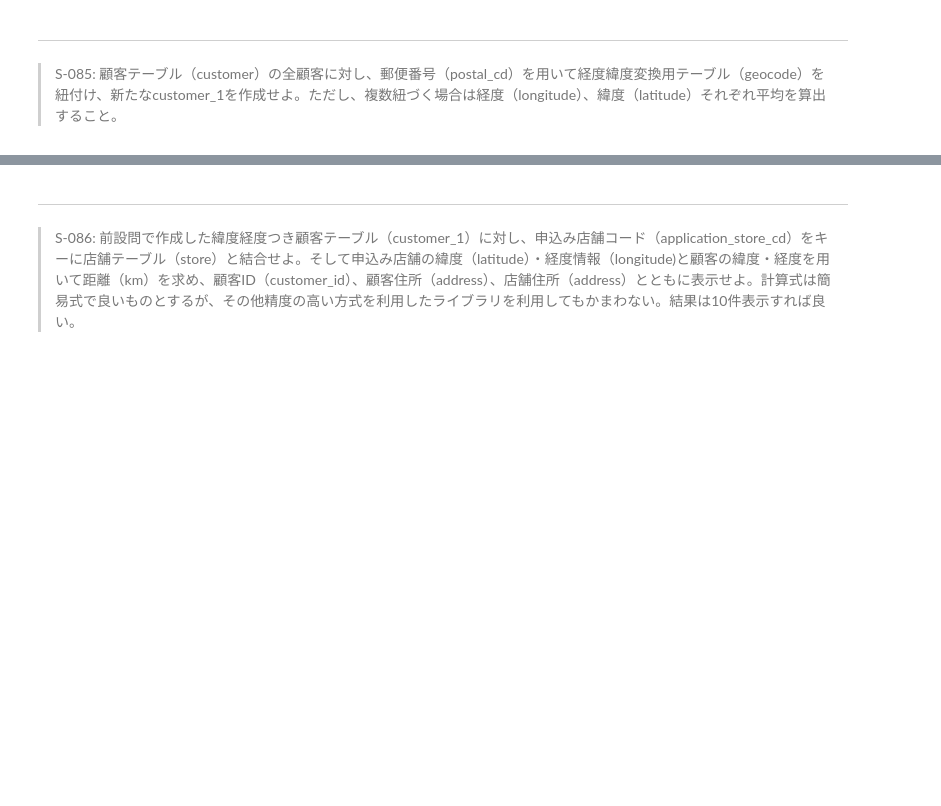
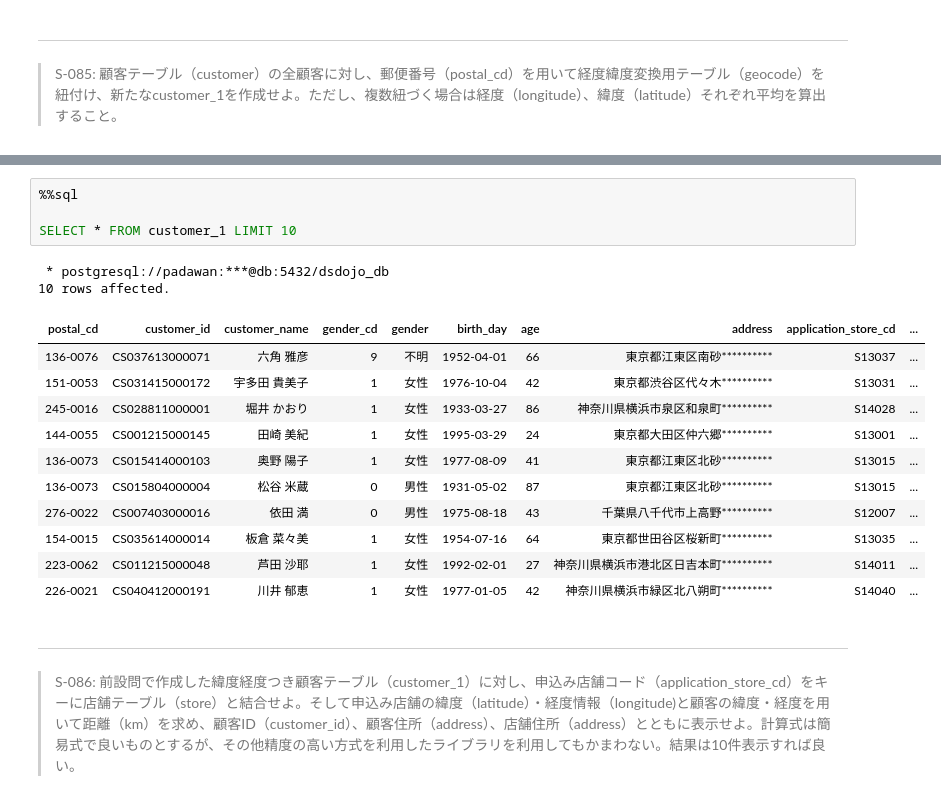
Before and after one commit to Toma0916/100knocks-preprocess, a Jupyter notebook: docker/work/preprocess_knock_SQL.ipynb, the cells around one changed output, grey strips where cells are left out. Drawn from its saved outputs; the diff is of its cells as text; blank space fills up the shorter version.

```diff
--- a/docker/work/preprocess_knock_SQL.ipynb
+++ b/docker/work/preprocess_knock_SQL.ipynb
@@ -2294,3 +2372,21 @@ Done.
+# %%
+%%sql
+
+SELECT * FROM customer_1 LIMIT 10
+# %% [output]
+ * postgresql://padawan:***@db:5432/dsdojo_db
+10 rows affected.
+| postal_cd | customer_id | customer_name | gender_cd | gender | birth_day | age | address | application_store_cd | ... |
+| 136-0076 | CS037613000071 | 六角 雅彦 | 9 | 不明 | 1952-04-01 | 66 | 東京都江東区南砂********** | S13037 | ... |
+| 151-0053 | CS031415000172 | 宇多田 貴美子 | 1 | 女性 | 1976-10-04 | 42 | 東京都渋谷区代々木********** | S13031 | ... |
+| 245-0016 | CS028811000001 | 堀井 かおり | 1 | 女性 | 1933-03-27 | 86 | 神奈川県横浜市泉区和泉町********** | S14028 | ... |
+| 144-0055 | CS001215000145 | 田崎 美紀 | 1 | 女性 | 1995-03-29 | 24 | 東京都大田区仲六郷********** | S13001 | ... |
+| 136-0073 | CS015414000103 | 奥野 陽子 | 1 | 女性 | 1977-08-09 | 41 | 東京都江東区北砂********** | S13015 | ... |
+| 136-0073 | CS015804000004 | 松谷 米蔵 | 0 | 男性 | 1931-05-02 | 87 | 東京都江東区北砂********** | S13015 | ... |
+| 276-0022 | CS007403000016 | 依田 満 | 0 | 男性 | 1975-08-18 | 43 | 千葉県八千代市上高野********** | S12007 | ... |
+| 154-0015 | CS035614000014 | 板倉 菜々美 | 1 | 女性 | 1954-07-16 | 64 | 東京都世田谷区桜新町********** | S13035 | ... |
+| 223-0062 | CS011215000048 | 芦田 沙耶 | 1 | 女性 | 1992-02-01 | 27 | 神奈川県横浜市港北区日吉本町********** | S14011 | ... |
+| 226-0021 | CS040412000191 | 川井 郁恵 | 1 | 女性 | 1977-01-05 | 42 | 神奈川県横浜市緑区北八朔町********** | S14040 | ... |
 # %% [markdown]
 ---
 > S-086: 前設問で作成した緯度経度つき顧客テーブル（customer_1）に対し、申込み店舗コード（application_store_cd）をキーに店舗テーブル（store）と結合せよ。そして申込み店舗の緯度（latitude）・経度情報（longitude)と顧客の緯度・経度を用いて距離（km）を求め、顧客ID（customer_id）、顧客住所（address）、店舗住所（address）とともに表示せよ。計算式は簡易式で良いものとするが、その他精度の高い方式を利用したライブラリを利用してもかまわない。結果は10件表示すれば良い。
```
Also changed, not shown: parts of 7 cells of this notebook.
